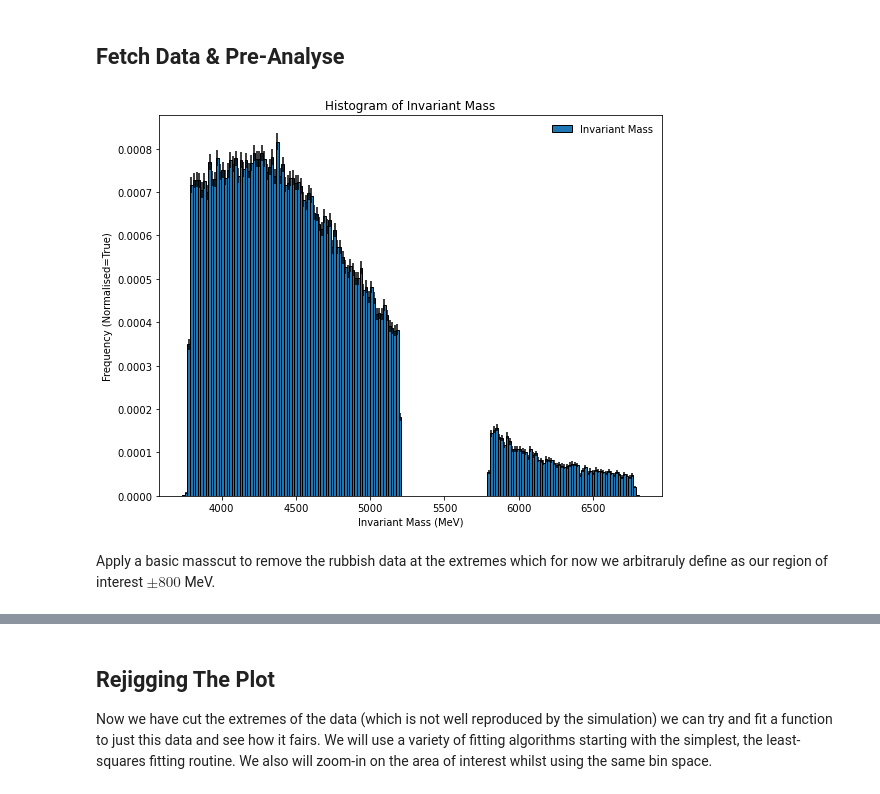
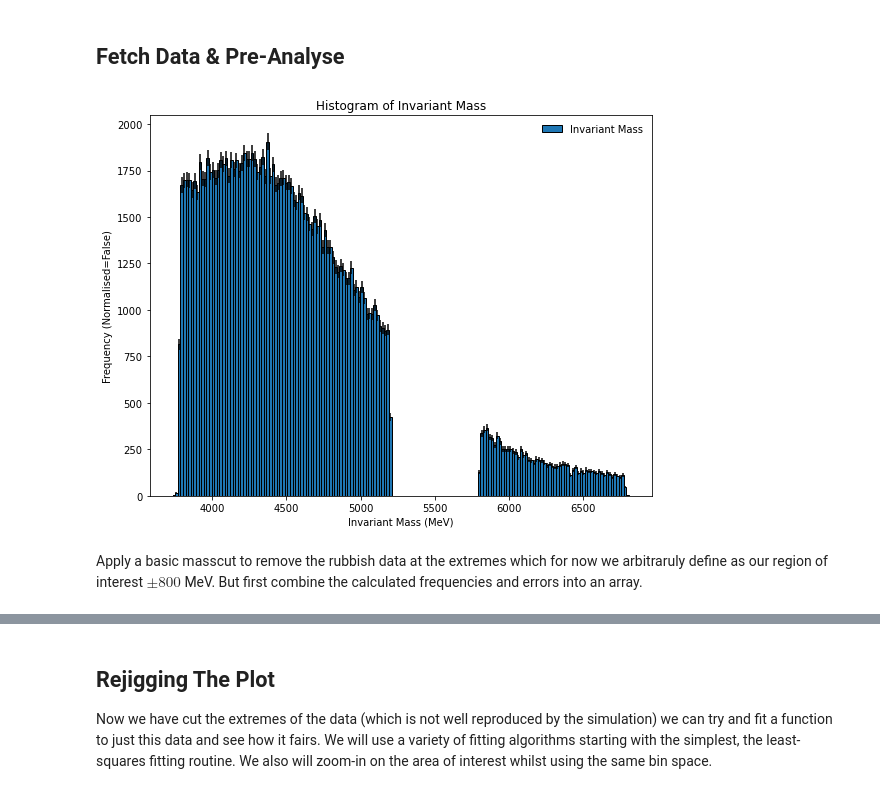
Before and after one commit to ChandlerKenworthy/Y4RareDecayProject, a Jupyter notebook: selection_criteria/ModelBackground.ipynb, the cells around one changed output, grey strips where cells are left out. Drawn from its saved outputs; the diff is of its cells as text; code cells hidden in the pictures.

```diff
--- a/selection_criteria/ModelBackground.ipynb
+++ b/selection_criteria/ModelBackground.ipynb
@@ -63,4 +77,4 @@ df = rd.fetch_features(['Lb_M'])
 # %%
-dat = hist_with_errors(df, label='Invariant Mass', figsize=(9, 7))
+dat = hist_with_errors(df, label='Invariant Mass', figsize=(9, 7), normalised=False)
 # %% [output]
-[figure, old version]
+[figure, new version]
@@ -67,2 +84,2 @@ dat = hist_with_errors(df, label='Invariant Mass', figsize=(9, 7))
 # %% [markdown]
-Apply a basic masscut to remove the rubbish data at the extremes which for now we arbitraruly define as our region of interest $\pm800$ MeV.
+Apply a basic masscut to remove the rubbish data at the extremes which for now we arbitraruly define as our region of interest $\pm800$ MeV. But first combine the calculated frequencies and errors into an array.
```
Also changed, not shown: parts of 8 cells of this notebook.
